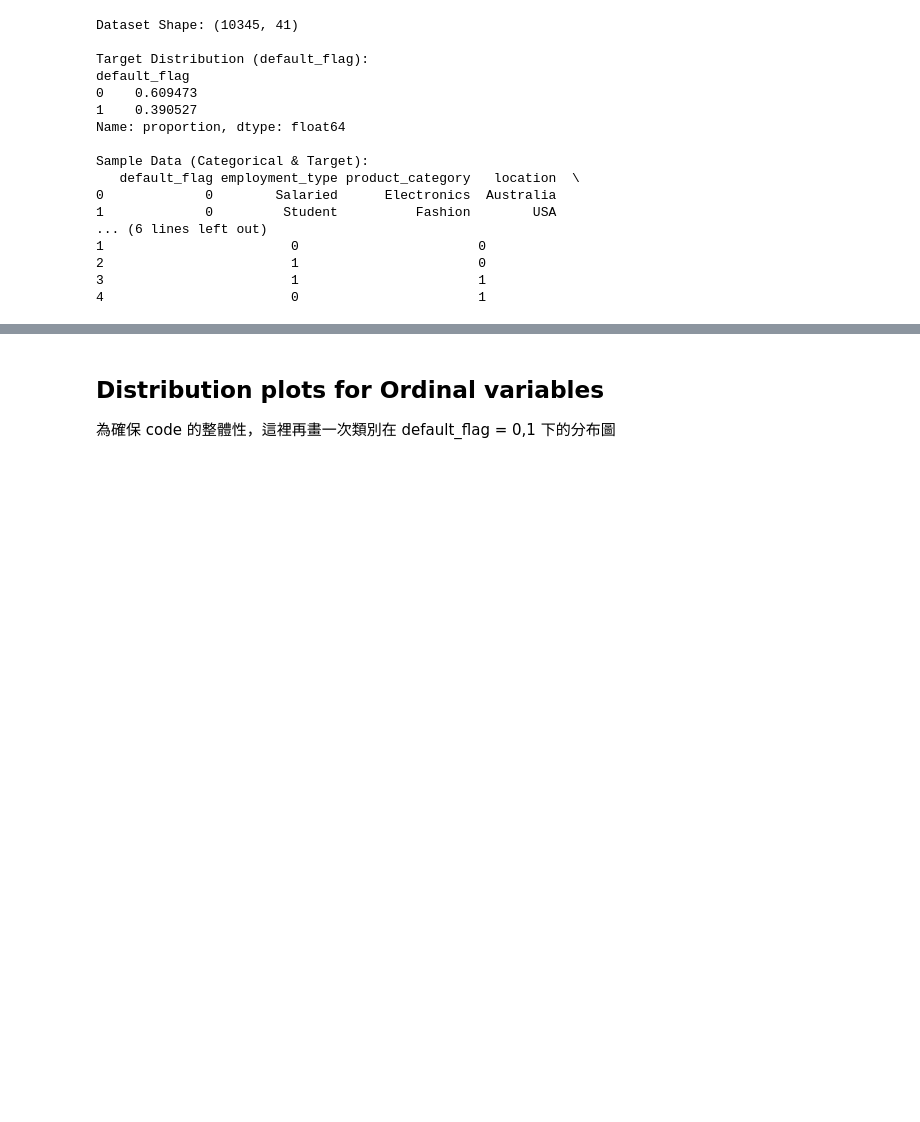
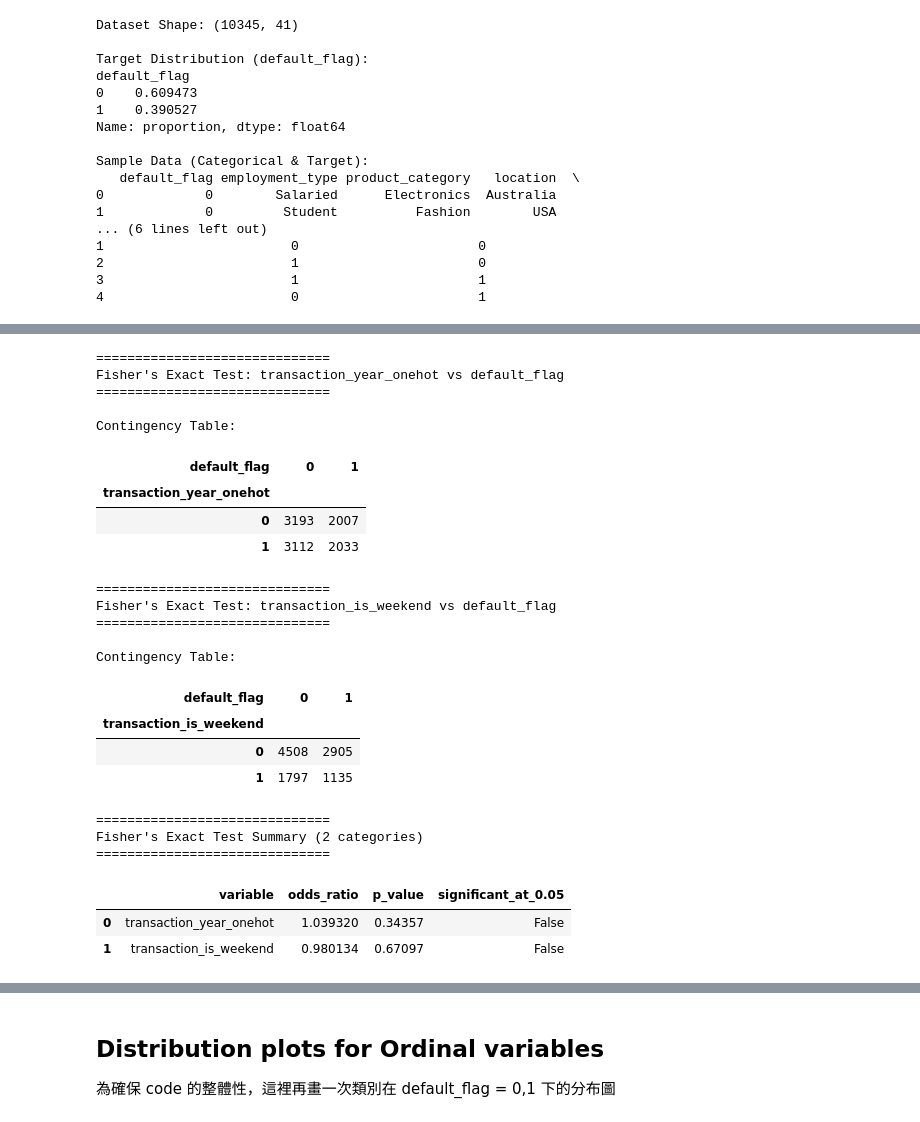
Before and after one commit to BobbleUnderBox/DataMiningG1FinalProject, a Jupyter notebook: notebooks/03_statistical_methods.ipynb, the cells around one changed output, grey strips where cells are left out. Drawn from its saved outputs; the diff is of its cells as text; code cells hidden in the pictures; blank space fills up the shorter version.

```diff
--- a/notebooks/03_statistical_methods.ipynb
+++ b/notebooks/03_statistical_methods.ipynb
@@ -204,0 +287,67 @@ Name: count, dtype: int64
+# %%
+from scipy.stats import fisher_exact
+
+fisher_vars = preprocessed_data_types['Fisher']
+
+fisher_results = []
+
+for col in fisher_vars:
+    print(f"\n==============================")
+    print(f"Fisher's Exact Test: {col} vs {target}")
+    print(f"==============================")
+
+    # Create contingency table
+    contingency_table = pd.crosstab(df[col], df[target])
+
+    print("\nContingency Table:")
+    display(contingency_table)
+
+    if contingency_table.shape != (2, 2):
+        raise ValueError(
+            f"Fisher's exact test requires 2x2 table, got {contingency_table.shape} for {col}."
+        )
+
+    odds_ratio, p_value = fisher_exact(contingency_table.values)
+
+    fisher_results.append({
+        'variable': col,
+        'odds_ratio': odds_ratio,
+        'p_value': p_value,
+        'significant_at_0.05': p_value < 0.05
+    })
+
+# Create summary table
+fisher_results_df = pd.DataFrame(fisher_results)
+
+print("\n\n==============================")
+print("Fisher's Exact Test Summary (2 categories)")
+print("==============================")
+
+display(
+    fisher_results_df.sort_values('p_value').round(6)
+)
+# %% [output]
+==============================
+Fisher's Exact Test: transaction_year_onehot vs default_flag
+==============================
+
+Contingency Table:
+| default_flag | 0 | 1 |
+| transaction_year_onehot |  |  |
+| 0 | 3193 | 2007 |
+| 1 | 3112 | 2033 |
+==============================
+Fisher's Exact Test: transaction_is_weekend vs default_flag
+==============================
+
+Contingency Table:
+| default_flag | 0 | 1 |
+| transaction_is_weekend |  |  |
+| 0 | 4508 | 2905 |
+| 1 | 1797 | 1135 |
+==============================
+Fisher's Exact Test Summary (2 categories)
+==============================
+|  | variable | odds_ratio | p_value | significant_at_0.05 |
+| 0 | transaction_year_onehot | 1.039320 | 0.34357 | False |
+| 1 | transaction_is_weekend | 0.980134 | 0.67097 | False |
```
Also changed, not shown: parts of 23 cells of this notebook, 3 other files.
